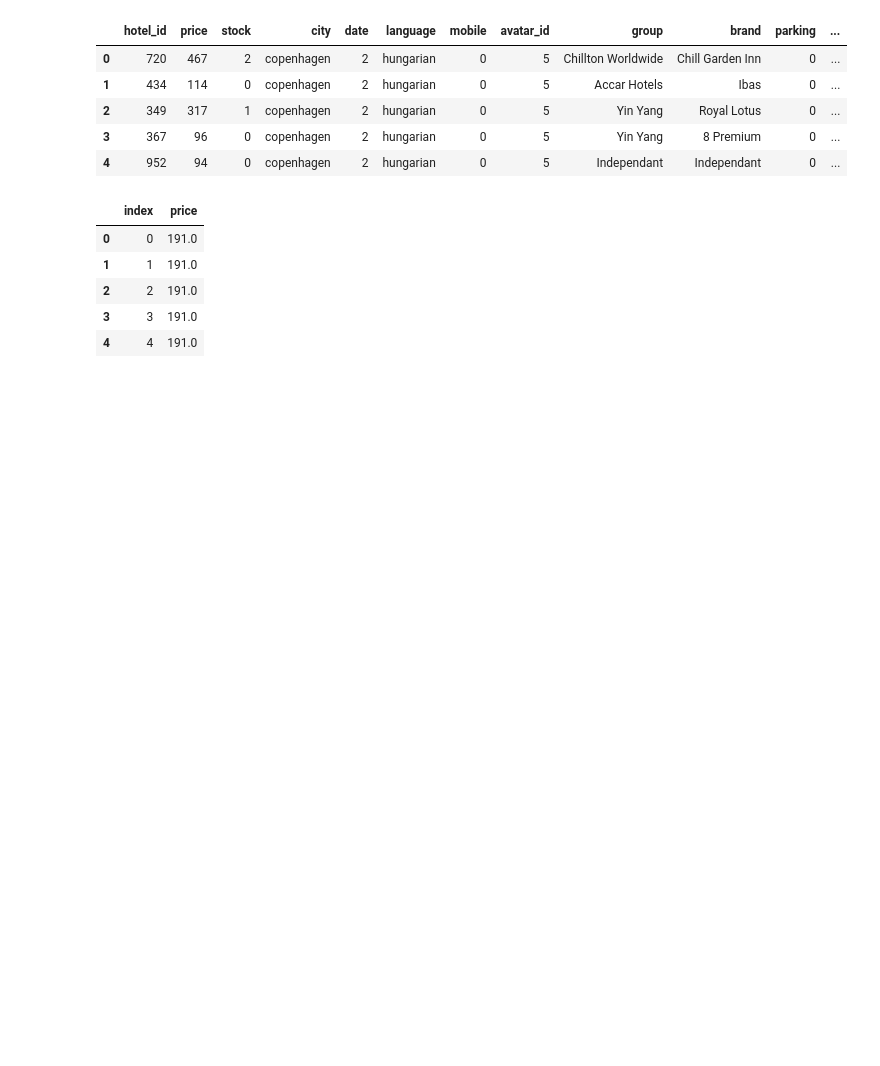
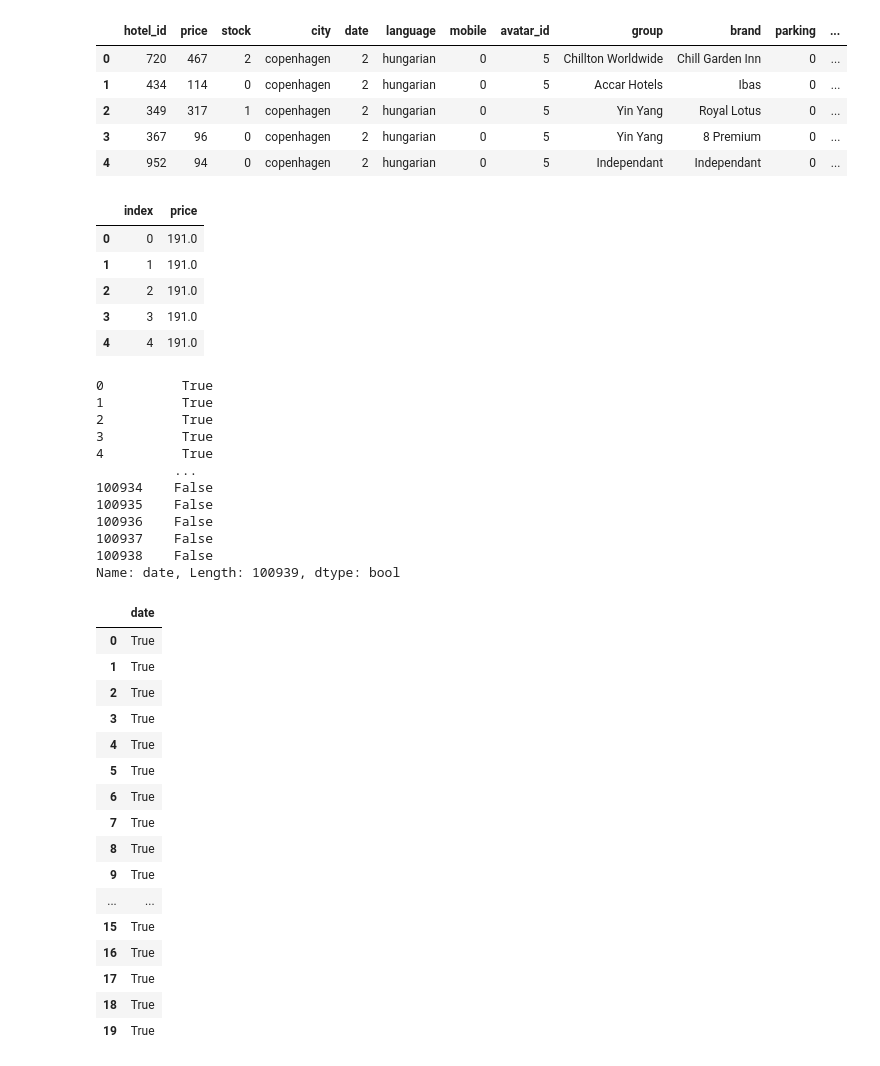
Before and after one commit to EliseBcl/D-fi_IA_2023, a Jupyter notebook: tutoriel-d-fi-ia-2023.ipynb, the cells around one changed output. Cells and saved outputs as stored; diff of their text form; code cells hidden in the pictures; blank space fills up the shorter version.

```diff
--- a/tutoriel-d-fi-ia-2023.ipynb
+++ b/tutoriel-d-fi-ia-2023.ipynb
@@ -482,0 +420,36 @@ sample_submission.to_csv('submission.csv', index=False)
+# %%
+inf30 = requests['date']>30
+sup40 = requests['date']<40
+display(inf30)
+andd = pd.DataFrame(inf30*sup40)
+andd[]
+# %% [output]
+0          True
+1          True
+2          True
+3          True
+4          True
+          ...
+100934    False
+100935    False
+100936    False
+100937    False
+100938    False
+Name: date, Length: 100939, dtype: bool
+|  | date |
+| 0 | True |
+| 1 | True |
+| 2 | True |
+| 3 | True |
+| 4 | True |
+| 5 | True |
+| 6 | True |
+| 7 | True |
+| 8 | True |
+| 9 | True |
+| ... | ... |
+| 15 | True |
+| 16 | True |
+| 17 | True |
+| 18 | True |
+| 19 | True |
```
Also changed, not shown: parts of 7 cells of this notebook.
